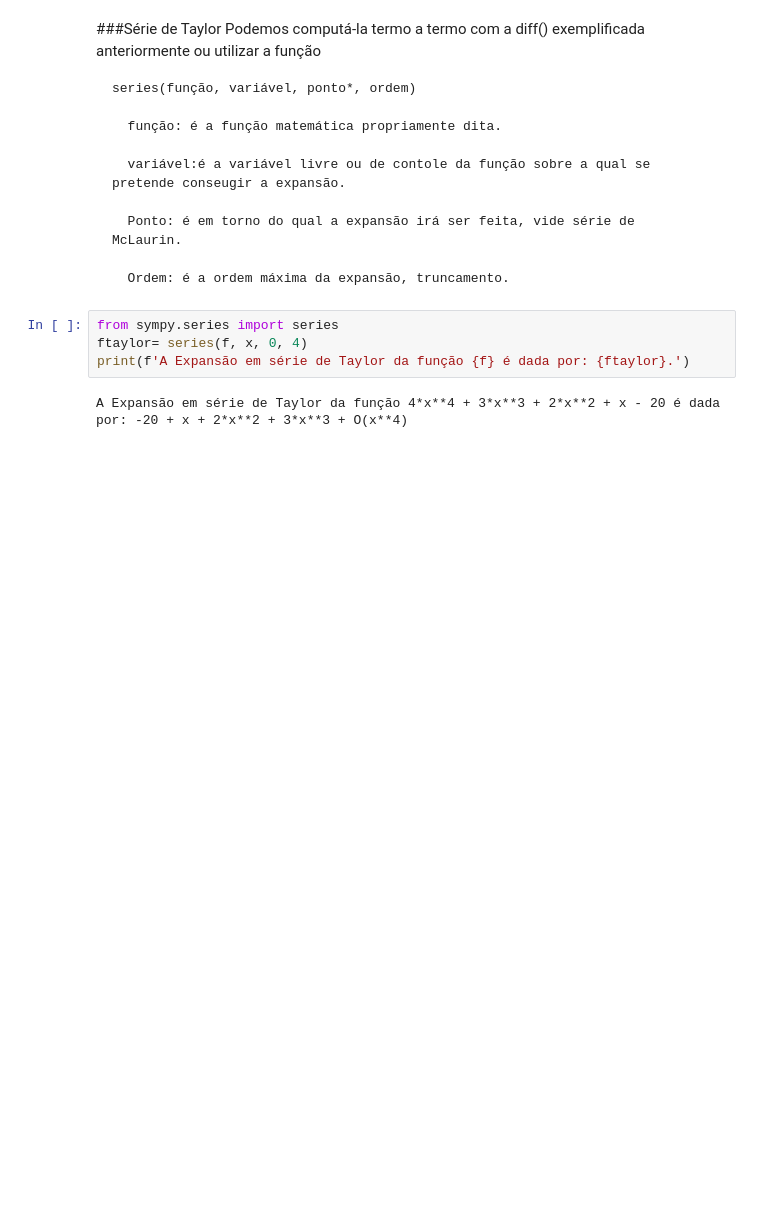
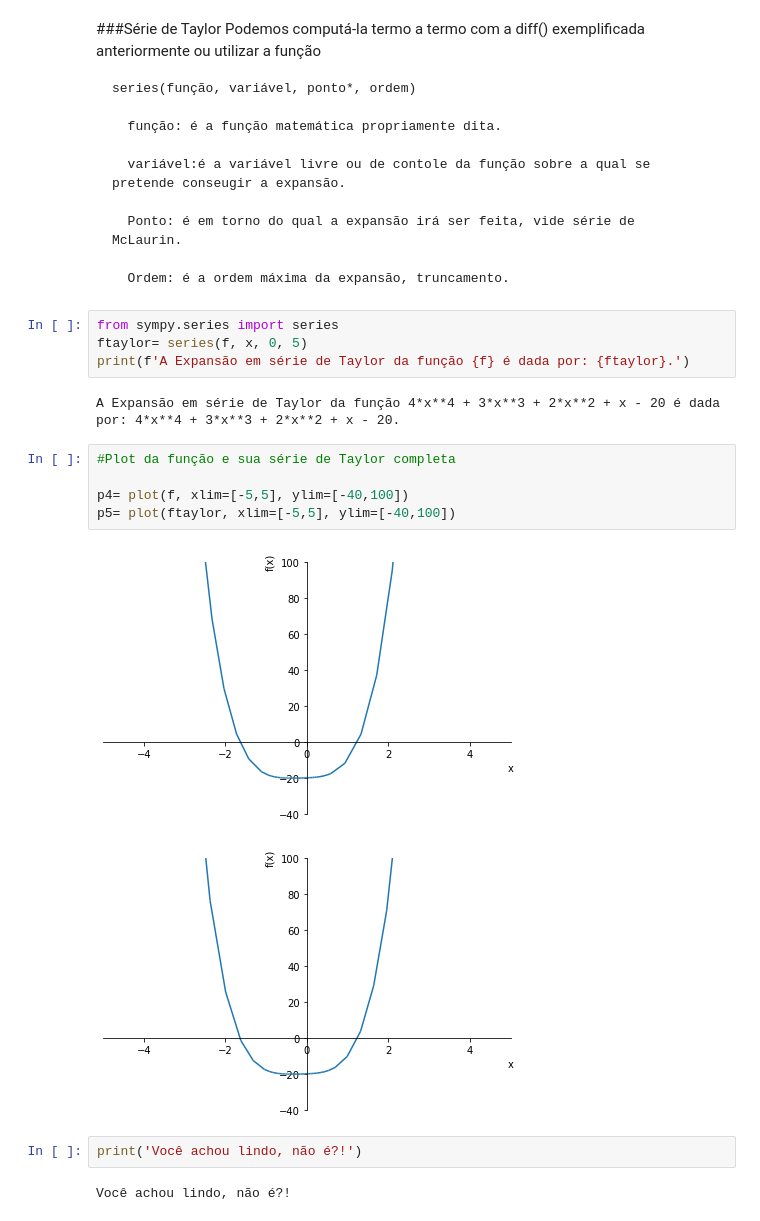
Before and after one commit to Daniel-de-Jesus/Especialization, a Jupyter notebook: Math_Sympy01_Limit_deriv_taylor.ipynb, the cells around one changed output. Saved outputs shown, nothing was run; the diff lists cells and outputs as text; blank space fills up the shorter version.

```diff
--- a/Math_Sympy01_Limit_deriv_taylor.ipynb
+++ b/Math_Sympy01_Limit_deriv_taylor.ipynb
@@ -119,7 +118,19 @@ A primeira, segunda e terceira derivadas da função 4*x**4+3*x**3+2*x**2+x-20 s
       Ordem: é a ordem máxima da expansão, truncamento.
 # %%
 from sympy.series import series
-ftaylor= series(f, x, 0, 4)
+ftaylor= series(f, x, 0, 5)
 print(f'A Expansão em série de Taylor da função {f} é dada por: {ftaylor}.')
 # %% [output]
-A Expansão em série de Taylor da função 4*x**4 + 3*x**3 + 2*x**2 + x - 20 é dada por: -20 + x + 2*x**2 + 3*x**3 + O(x**4)
+A Expansão em série de Taylor da função 4*x**4 + 3*x**3 + 2*x**2 + x - 20 é dada por: 4*x**4 + 3*x**3 + 2*x**2 + x - 20.
+# %%
+#Plot da função e sua série de Taylor completa
+
+p4= plot(f, xlim=[-5,5], ylim=[-40,100])
+p5= plot(ftaylor, xlim=[-5,5], ylim=[-40,100])
+# %% [output]
+[figure, added]
+[figure, added]
+# %%
+print('Você achou lindo, não é?!')
+# %% [output]
+Você achou lindo, não é?!
```
Also changed, not shown: parts of 2 cells of this notebook.
